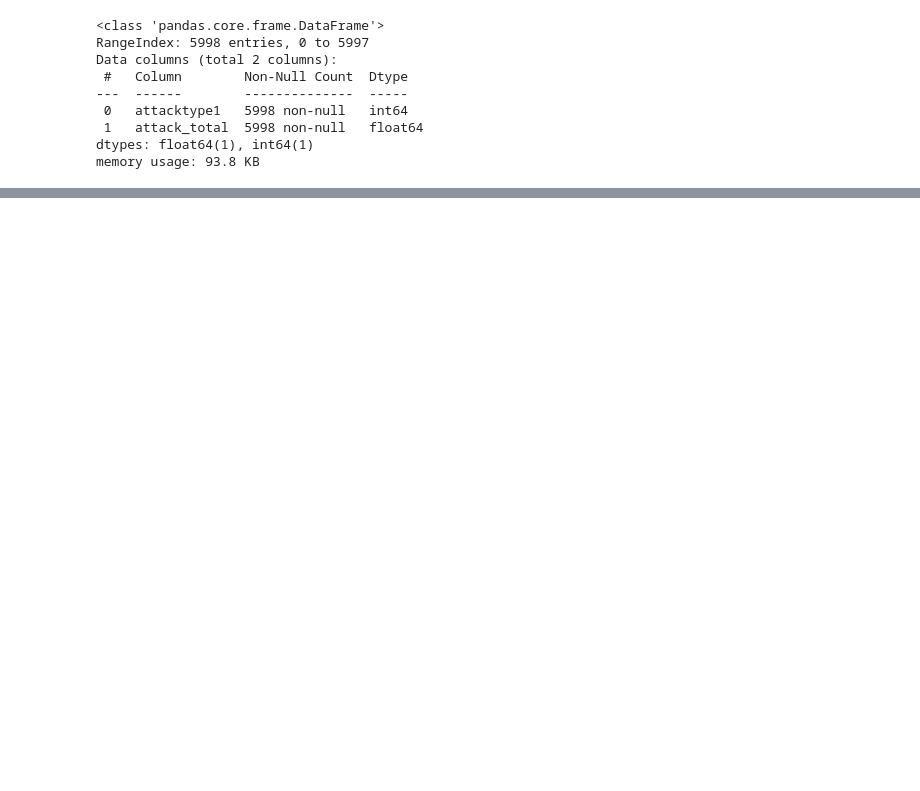
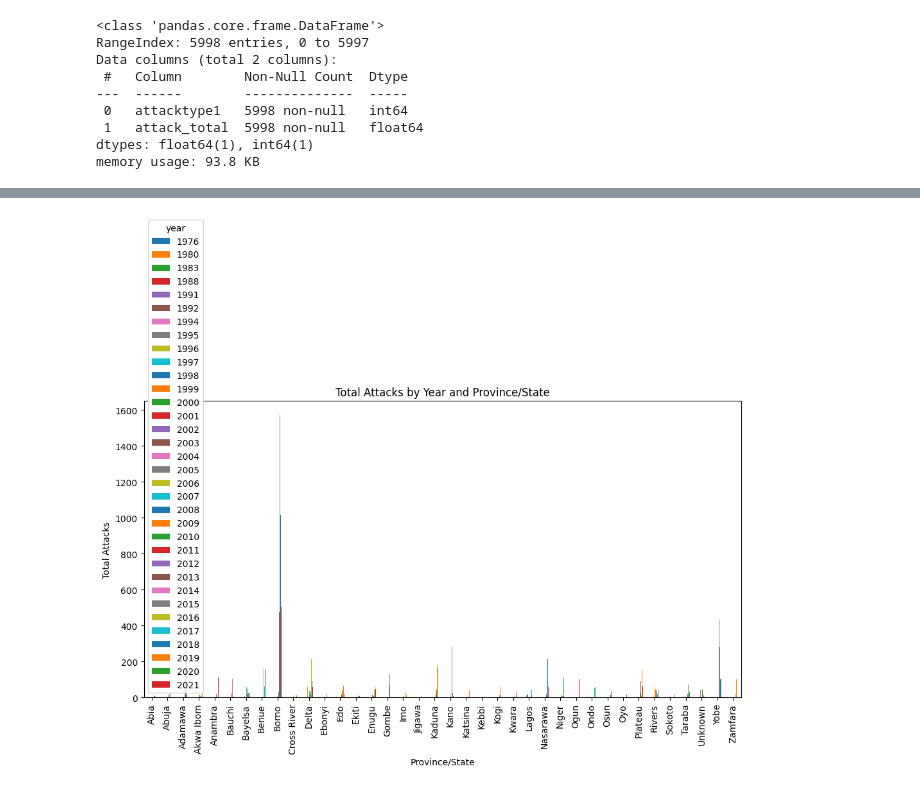
Before and after one commit to danishmeh/Project, a Jupyter notebook: omdena/3rd/terrorism.ipynb, the cells around one changed output, grey strips where cells are left out. Saved outputs shown, nothing was run; the diff lists cells and outputs as text; code cells hidden in the pictures; blank space fills up the shorter version.

```diff
--- a/omdena/3rd/terrorism.ipynb
+++ b/omdena/3rd/terrorism.ipynb
@@ -503,0 +508,15 @@ df_terrorism_sum_all_attacks.fillna(0)
+# %%
+import matplotlib.pyplot as plt
+
+# Assuming df_terrorism_sum_all_attacks is already defined
+
+# Create the bar plot
+df_terrorism_sum_all_attacks.plot(kind='bar', figsize=(12, 6))
+plt.xlabel('Province/State')
+plt.ylabel('Total Attacks')
+plt.title('Total Attacks by Year and Province/State')
+
+# Show the plot
+plt.show()
+# %% [output]
+[figure, added]
```
Also changed, not shown: parts of 16 cells of this notebook.
